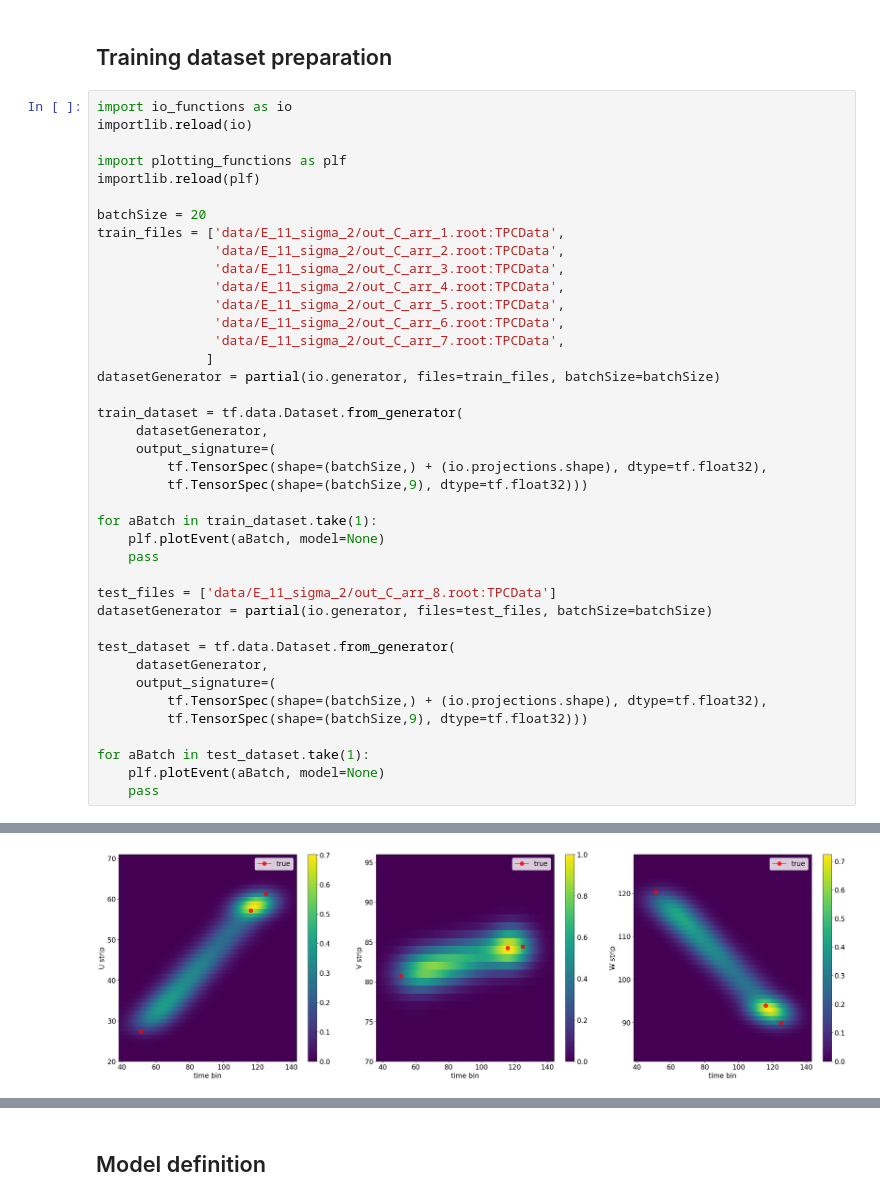
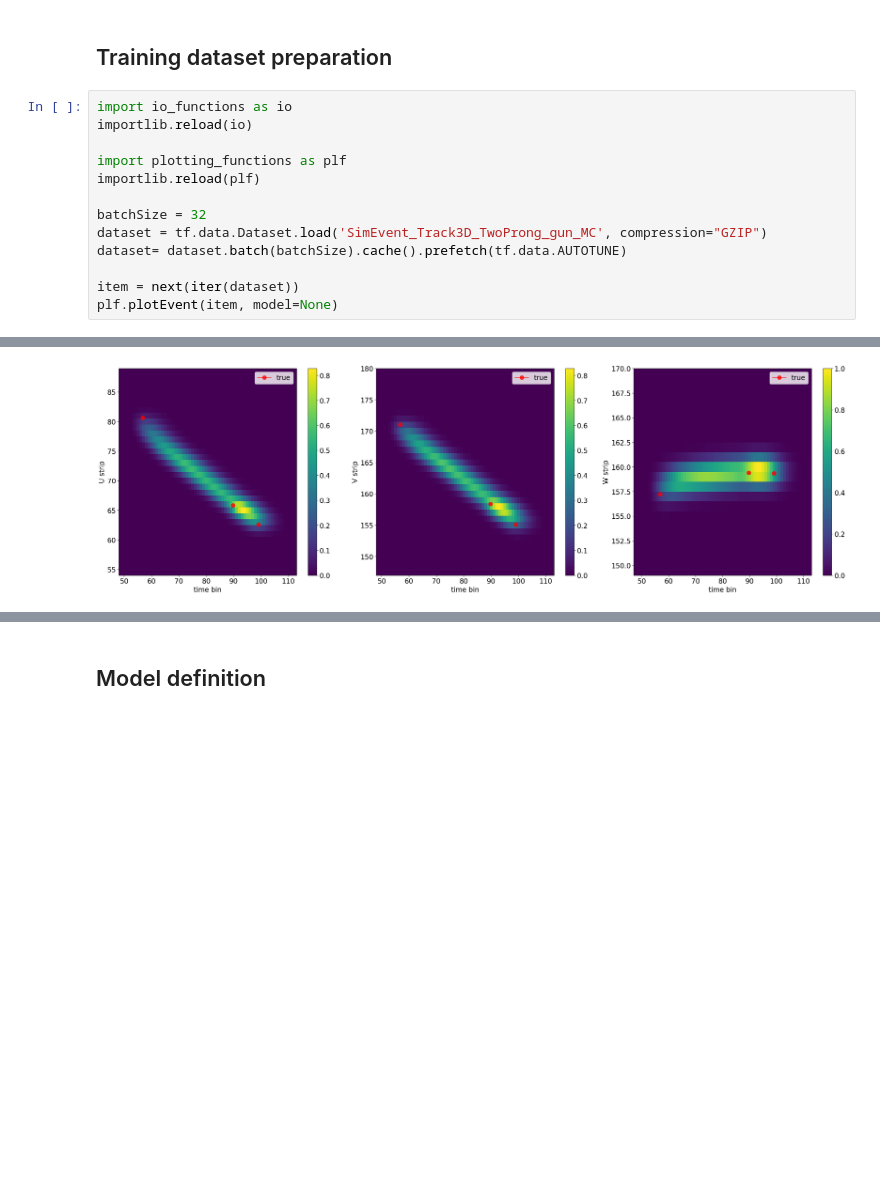
Before and after one commit to akalinow/TPCReco, a Jupyter notebook: PythonAnalysis/ipynb/WAWTPC_ML.ipynb, the cells around one changed output, grey strips where cells are left out. Saved outputs shown, nothing was run; the diff lists cells and outputs as text; blank space fills up the shorter version.

```diff
--- a/PythonAnalysis/ipynb/WAWTPC_ML.ipynb
+++ b/PythonAnalysis/ipynb/WAWTPC_ML.ipynb
@@ -19,37 +21,10 @@ importlib.reload(io)
 import plotting_functions as plf
 importlib.reload(plf)
 
-batchSize = 20
-train_files = ['data/E_11_sigma_2/out_C_arr_1.root:TPCData',
-               'data/E_11_sigma_2/out_C_arr_2.root:TPCData',
-               'data/E_11_sigma_2/out_C_arr_3.root:TPCData',
-               'data/E_11_sigma_2/out_C_arr_4.root:TPCData',
-               'data/E_11_sigma_2/out_C_arr_5.root:TPCData',
-               'data/E_11_sigma_2/out_C_arr_6.root:TPCData',
-               'data/E_11_sigma_2/out_C_arr_7.root:TPCData',
-              ]
-datasetGenerator = partial(io.generator, files=train_files, batchSize=batchSize)
+batchSize = 32
+dataset = tf.data.Dataset.load('SimEvent_Track3D_TwoProng_gun_MC', compression="GZIP")
+dataset= dataset.batch(batchSize).cache().prefetch(tf.data.AUTOTUNE)
 
-train_dataset = tf.data.Dataset.from_generator(
-     datasetGenerator,
-     output_signature=(
-         tf.TensorSpec(shape=(batchSize,) + (io.projections.shape), dtype=tf.float32),
-         tf.TensorSpec(shape=(batchSize,9), dtype=tf.float32)))
-
-for aBatch in train_dataset.take(1):
-    plf.plotEvent(aBatch, model=None)
-    pass
-
-test_files = ['data/E_11_sigma_2/out_C_arr_8.root:TPCData']
-datasetGenerator = partial(io.generator, files=test_files, batchSize=batchSize)
-
-test_dataset = tf.data.Dataset.from_generator(
-     datasetGenerator,
-     output_signature=(
-         tf.TensorSpec(shape=(batchSize,) + (io.projections.shape), dtype=tf.float32),
-         tf.TensorSpec(shape=(batchSize,9), dtype=tf.float32)))
-
-for aBatch in test_dataset.take(1):
-    plf.plotEvent(aBatch, model=None)
-    pass
+item = next(iter(dataset))
+plf.plotEvent(item, model=None)
 # %% [output]
@@ -60 +32 @@ for aBatch in test_dataset.take(1):
-[figure, old version]
+[figure, new version]
```
Also changed, not shown: parts of 3 cells of this notebook, 9 other files.
